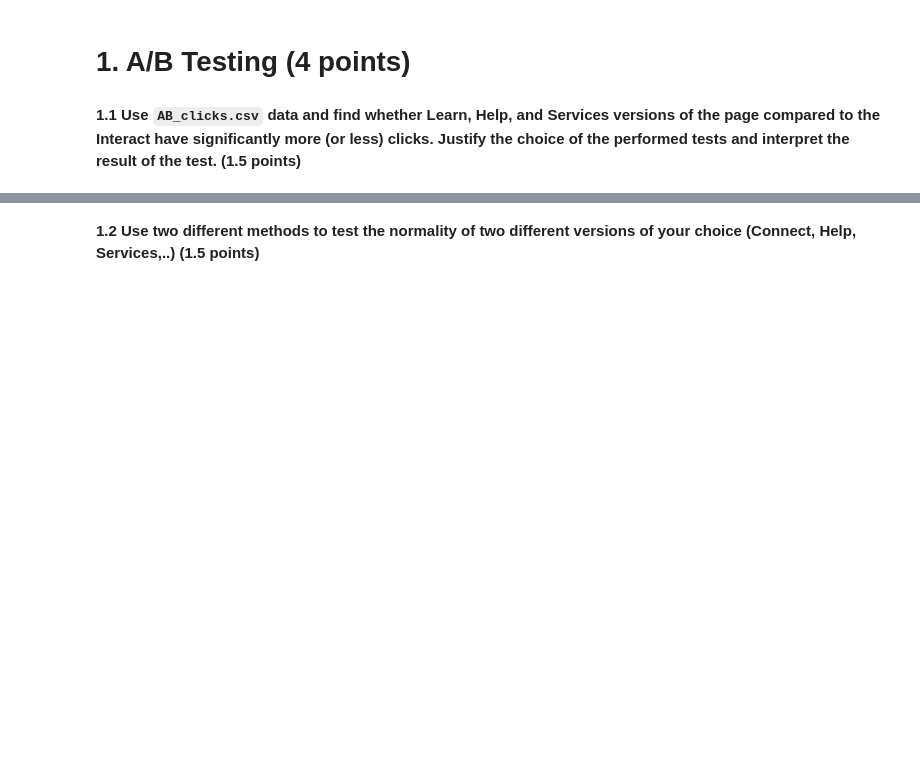
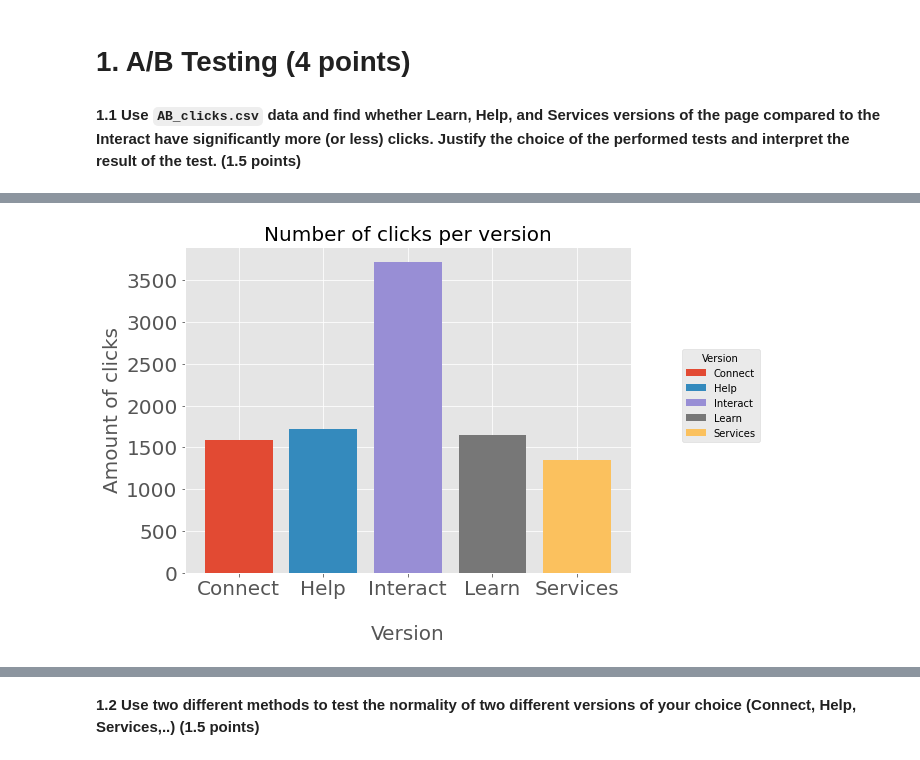
Before and after one commit to enliktjioe/bda2020, a Jupyter notebook: HW5/Homework_05_Enlik_Nga.ipynb, the cells around one changed output, grey strips where cells are left out. Cells and saved outputs as stored; diff of their text form; code cells hidden in the pictures; blank space fills up the shorter version.

```diff
--- a/HW5/Homework_05_Enlik_Nga.ipynb
+++ b/HW5/Homework_05_Enlik_Nga.ipynb
@@ -36,0 +33,17 @@
+# %%
+# Libraries
+import numpy as np # linear algebra
+import pandas as pd # data processing, CSV file I/O (e.g. pd.read_csv)
+import seaborn as sns # For creating plots
+import matplotlib.ticker as mtick # For specifying the axes tick format
+import matplotlib.pyplot as plt # For creating plots
+%matplotlib inline
+
+#Let's make this notebook reproducible
+np.random.seed(100)
+
+# set plot style for all plots
+plt.style.use('ggplot')
+# %%
+df  = pd.read_csv('AB_clicks.csv', sep='\t')
+df.head(100)
@@ -36,0 +95,30 @@
+# %%
+# group data by Version
+groups = df.groupby('Version')
+
+# Plot
+fig, ax = plt.subplots(figsize=(8, 6))
+
+clicks =[] # clicks for each version
+# plot line for each customer
+for Version, group in groups:
+    ax.bar(group.Version, sum(group.No_clicks), label=Version)
+    clicks.append(sum(group.No_clicks))
+
+# Make our graph cool, and understandable
+
+# put the legend outside the graph
+ax.legend(bbox_to_anchor=(1.3, 0.7), title="Version",)
+
+# set titles for figure, x, y
+plt.title('Number of clicks per version',fontsize=20)
+plt.xlabel('\nVersion', fontsize=20)
+plt.ylabel('Amount of clicks',fontsize=20)
+
+
+plt.xticks(fontsize = 20)
+plt.yticks(fontsize = 20)
+plt.grid(True)
+plt.show()
+# %% [output]
+[figure, added]
```
Also changed, not shown: parts of 21 cells of this notebook, 1 other file.
